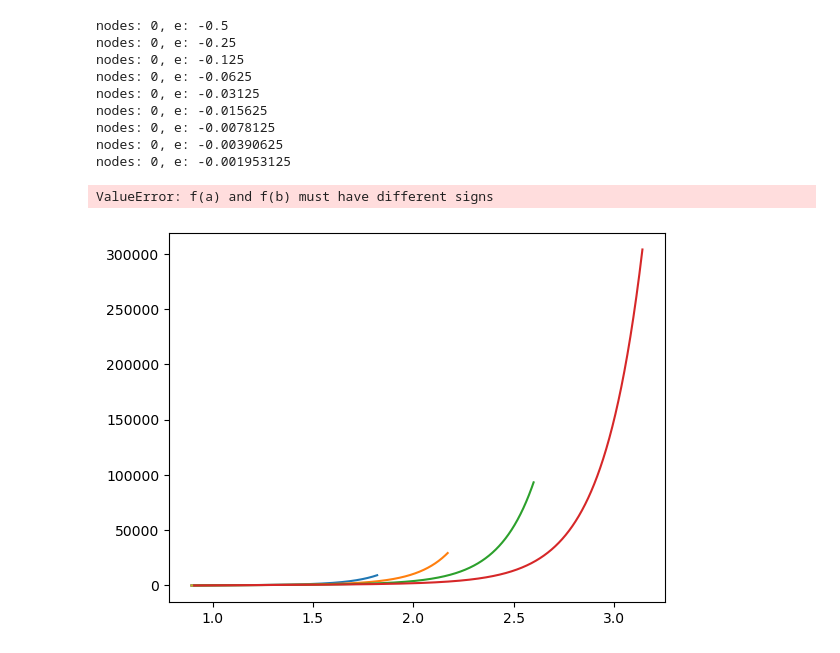
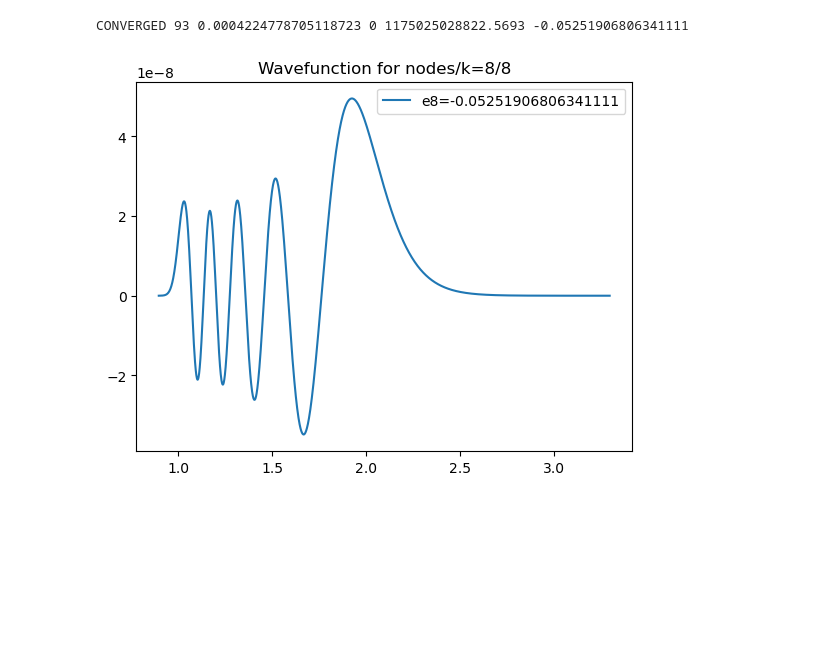
Before and after one commit to SoumyajeetMazumdar/CQMPP, a Jupyter notebook: #4/SVtrial.ipynb, the cells around one changed output. Cells and saved outputs as stored; diff of their text form; code cells hidden in the pictures; blank space fills up the shorter version.

Commit message:
sv successful, wavefunction obtained

```diff
--- a/#4/SVtrial.ipynb
+++ b/#4/SVtrial.ipynb
@@ -15,7 +15,7 @@ def g(x, ek):
     return (gamma**2 * abs(v(x) - ek))
 
 def g_for_SE(x, ek, phi):
-    return (gamma**2 * (v(x) - ek))** phi
+    return (gamma**2 * (v(x) - ek)) * phi
 
 def returnCTPs(ek):
     #Calculating the CTPs, root_scalar returns object with execulation results, unpacking needed for actual root
@@ -74,6 +74,8 @@ def stormer_verlet(f, phi0, phi1, h, t):
 
     # Perform the Stormer-Verlet iteration
     for n in range(1, n_steps - 1):
+
+        #
         y[n + 1] = 2 * y[n] - y[n - 1] + f(t[n], y[n]) * h**2
         # Velocity update (central difference)
         v[n] = (y[n+1] - y[n-1]) / (2 * h)
@@ -88,56 +90,72 @@ x = np.arange(0.99, 3, dx)
 vx = [v(i) for i in x ]
 
 
-k = 5
+k = 8
 
 e_upper = 0 # bisection limits
 e_lower = -1.0
 
+state = before_norm = after_norm = norm = 0 # accumulators, to be printed later
+
 iter = 1
 
-while iter <= 10:
+while iter <= 100:
     e_mid = (e_upper + e_lower)/2
 
     # making calculations for current value of e_mid
     xs, xe = return_limits_for_E(e_mid)
 
     x_range = np.arange(xs-dx, xe+dx, dx)
 
     phi = stormer_verlet(
-            lambda phi, x: g_for_SE(x, e_mid, phi),
+            lambda x, phi: g_for_SE(x, e_mid, phi),
             0,
             1,
             dx,
             x_range
         )
 
     nodes = 0
     for i in range(0, phi.size-1):
         if phi[i]*phi[i+1] < 0:
             nodes = nodes + 1
 
     if nodes > k:
         e_upper = e_mid
     else:
         e_lower = e_mid
 
-    print(f"nodes: {nodes}, e: {e_mid}")
+    # print(f"nodes: {nodes}, e: {e_mid}, phi_xe: {phi[-1]}")
 
-    plt.plot(x_range,phi,label = f"{iter}")
+    # plt.plot(x_range,phi,label = f"{iter}")
+
+    # termination if convergence is reached. Tolerance low here as the wavefn has not been normalised. After normalisation, phi[xe] will be orders of magnitude smaller
+    if k == nodes and abs(phi[-1])<1e-3:
+        state = "CONVERGED"
+        before_norm = phi[-1]
+
+        break
+
+    # if tolerance is not hit, but the code hits numerical limit and starts to repeat the calculations
+    if nodes == k and abs(phi_x_e_prev - phi[-1]) < 1e-12:
+        state = "REPEATING, TERMINATED"
+        before_norm = phi[-1]
+        break
+
+    phi_x_e_prev = phi[-1]# to save the calculation of this iteration for comparison in the next
+    iter = iter + 1
 
 
     iter = iter + 1
-plt.yscale("log")
+
+norm = np.dot(phi,phi)
+phi = phi/norm
+
+
+plt.plot(x_range, phi, label = f"e{k}={e_mid}")
+plt.title(f"Wavefunction for nodes/k={nodes}/{k}")
 plt.legend()
+print(state, iter, before_norm, after_norm, norm, e_mid)
 # %% [output]
-nodes: 0, e: -0.5
-nodes: 0, e: -0.25
-nodes: 0, e: -0.125
-nodes: 0, e: -0.0625
-nodes: 0, e: -0.03125
-nodes: 0, e: -0.015625
-nodes: 0, e: -0.0078125
-nodes: 0, e: -0.00390625
-nodes: 0, e: -0.001953125
+CONVERGED 93 0.0004224778705118723 0 1175025028822.5693 -0.05251906806341111
-ValueError: f(a) and f(b) must have different signs
-[figure, old version]
+[figure, new version]
```
